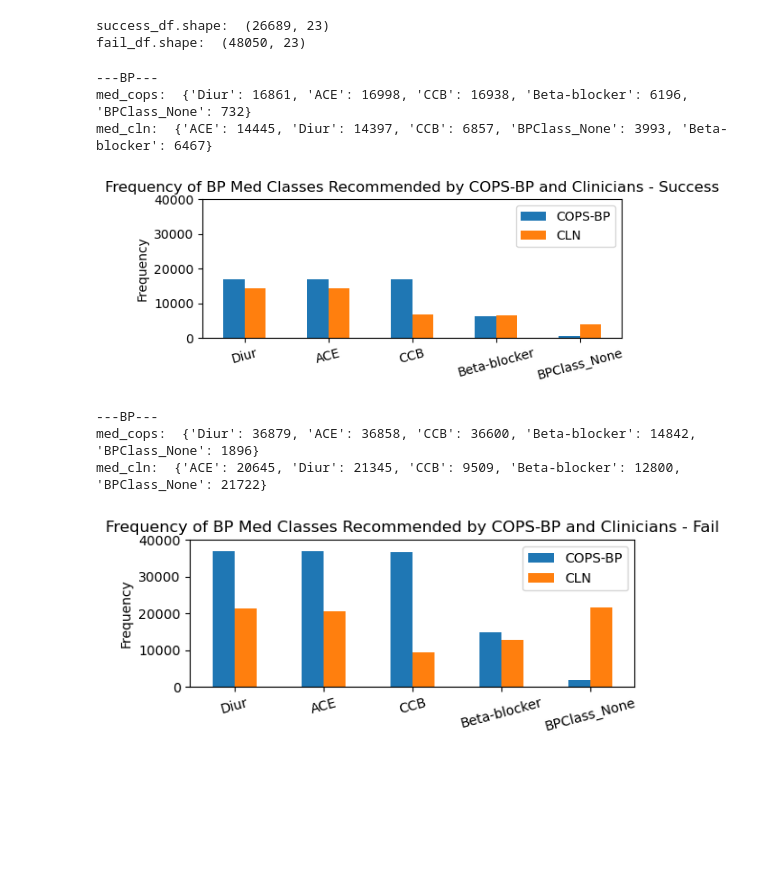
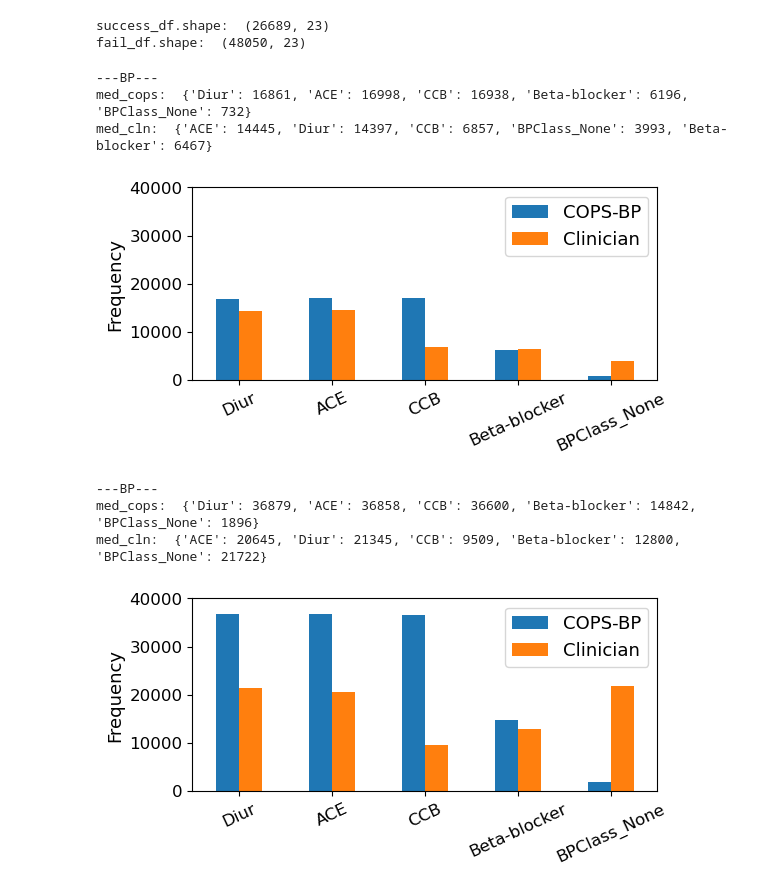
Before and after one commit to tian1327/Accord-RL, a Jupyter notebook: NumericalResults/Table_and_Plots_v6_newrange_final.ipynb, the cells around one changed output. Cells and saved outputs as stored; diff of their text form; code cells hidden in the pictures; blank space fills up the shorter version.

Commit message:
update plots

```diff
--- a/NumericalResults/Table_and_Plots_v6_newrange_final.ipynb
+++ b/NumericalResults/Table_and_Plots_v6_newrange_final.ipynb
@@ -1684,49 +1683,51 @@ def plot_med_list_2(df, flag, dataset):
                 med_cln[m] = 1
 
     print('med_cops: ', med_cops)
     print('med_cln: ', med_cln)
 
     # build a dataframe from med_cops and med_cln
     med_df = pd.DataFrame([med_cops, med_cln])
     med_df = med_df.fillna(0)
     med_df = med_df.T
-    med_df.columns = ['COPS-{}'.format(flag), 'CLN']
+    med_df.columns = ['COPS-{}'.format(flag), 'Clinician']
     # print(med_df)
 
-    med_df.plot.bar(figsize=(6,2))
-    plt.legend(loc='upper right')
+    med_df.plot.bar(figsize=(6,2.5))
+    plt.legend(loc='upper right', prop={'size': 13})
     # set y-axis range
     plt.ylim(0, 40000)
 
     # plot the bar chart, one bar for COPS, one bar for CLN, x-axis is the index, y-axis is the frequency
-    if flag == 'BP':
-        plt.title('Frequency of BP Med Classes Recommended by COPS-{} and Clinicians - {}'.format(flag, dataset))
-    if flag == 'BG':
-        plt.title('Frequency of BG Med Classes Recommended by COPS-{} and Clinicians - {}'.format(flag, dataset))
-    if flag == 'MM':
-        plt.title('Frequency of BP & BG Med Classes Recommended by COPS-{} and Clinicians - {}'.format(flag, dataset))
+    # if flag == 'BP':
+    #     plt.title('Frequency of BP Med Classes Recommended by COPS-{} and Clinicians - {}'.format(flag, dataset))
+    # if flag == 'BG':
+    #     plt.title('Frequency of BG Med Classes Recommended by COPS-{} and Clinicians - {}'.format(flag, dataset))
+    # if flag == 'MM':
+    #     plt.title('Frequency of BP & BG Med Classes Recommended by COPS-{} and Clinicians - {}'.format(flag, dataset))
 
-    plt.xticks(rotation=15)
-    plt.ylabel('Frequency')
+    plt.xticks(rotation=25, fontsize=12)
+    plt.yticks(fontsize=12)
+
+    plt.ylabel('Frequency', fontsize=13)
 
     # save the plot to pdf and png
     plt.savefig('plots/MedClasses_{}_{}.pdf'.format(flag, dataset), bbox_inches='tight')
     plt.savefig('plots/MedClasses_{}_{}.png'.format(flag, dataset), bbox_inches='tight', dpi=300)
 
     plt.show()
 
 
 plot_med_list_2(bp_df_suc, 'BP', 'Success')
 plot_med_list_2(bp_df_fail, 'BP', 'Fail')
 # %% [output]
 ---BP---
 med_cops:  {'Diur': 16861, 'ACE': 16998, 'CCB': 16938, 'Beta-blocker': 6196, 'BPClass_None': 732}
 med_cln:  {'ACE': 14445, 'Diur': 14397, 'CCB': 6857, 'BPClass_None': 3993, 'Beta-blocker': 6467}
-[figure, old version]
+[figure, new version]
 ---BP---
 med_cops:  {'Diur': 36879, 'ACE': 36858, 'CCB': 36600, 'Beta-blocker': 14842, 'BPClass_None': 1896}
 med_cln:  {'ACE': 20645, 'Diur': 21345, 'CCB': 9509, 'Beta-blocker': 12800, 'BPClass_None': 21722}
-[figure, old version]
+[figure, new version]
 # %%
 plot_med_list_2(bg_df_suc, 'BG', 'Success')
 plot_med_list_2(bg_df_fail, 'BG', 'Fail')
```
Also changed, not shown: parts of 9 cells of this notebook, 7 other files.
